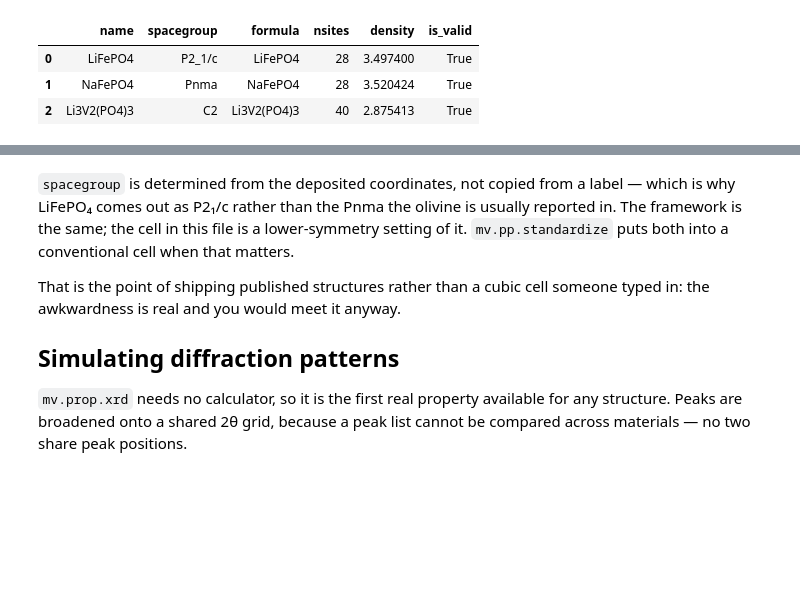
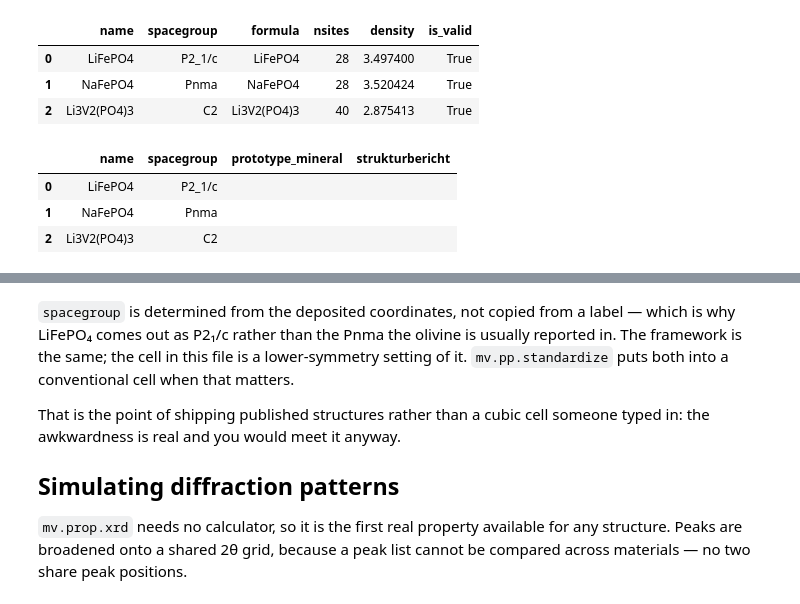
Before and after one commit to omicverse/matverse, a Jupyter notebook: matverse_guide/docs/tutorials/getting_started.ipynb, the cells around one changed output, grey strips where cells are left out. Saved outputs shown, nothing was run; the diff lists cells and outputs as text; code cells hidden in the pictures; blank space fills up the shorter version.

```diff
--- a/matverse_guide/docs/tutorials/getting_started.ipynb
+++ b/matverse_guide/docs/tutorials/getting_started.ipynb
@@ -161,3 +161,11 @@ md.obs[["name", "spacegroup", "formula", "nsites", "density", "is_valid"]]
 | 0 | LiFePO4 | P2_1/c | LiFePO4 | 28 | 3.497400 | True |
 | 1 | NaFePO4 | Pnma | NaFePO4 | 28 | 3.520424 | True |
 | 2 | Li3V2(PO4)3 | C2 | Li3V2(PO4)3 | 40 | 2.875413 | True |
+# %%
+mv.pp.prototype(md)
+md.obs[["name", "spacegroup", "prototype_mineral", "strukturbericht"]]
+# %% [output]
+|  | name | spacegroup | prototype_mineral | strukturbericht |
+| 0 | LiFePO4 | P2_1/c |  |  |
+| 1 | NaFePO4 | Pnma |  |  |
+| 2 | Li3V2(PO4)3 | C2 |  |  |
```
Also changed, not shown: parts of 2 cells of this notebook, 10 other files.
